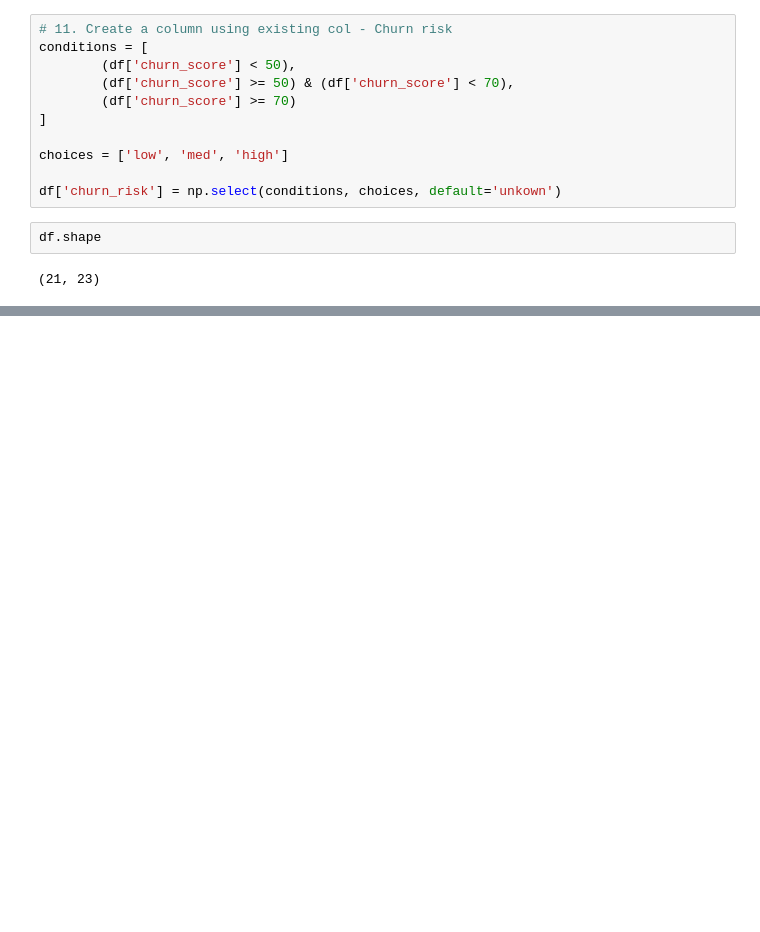
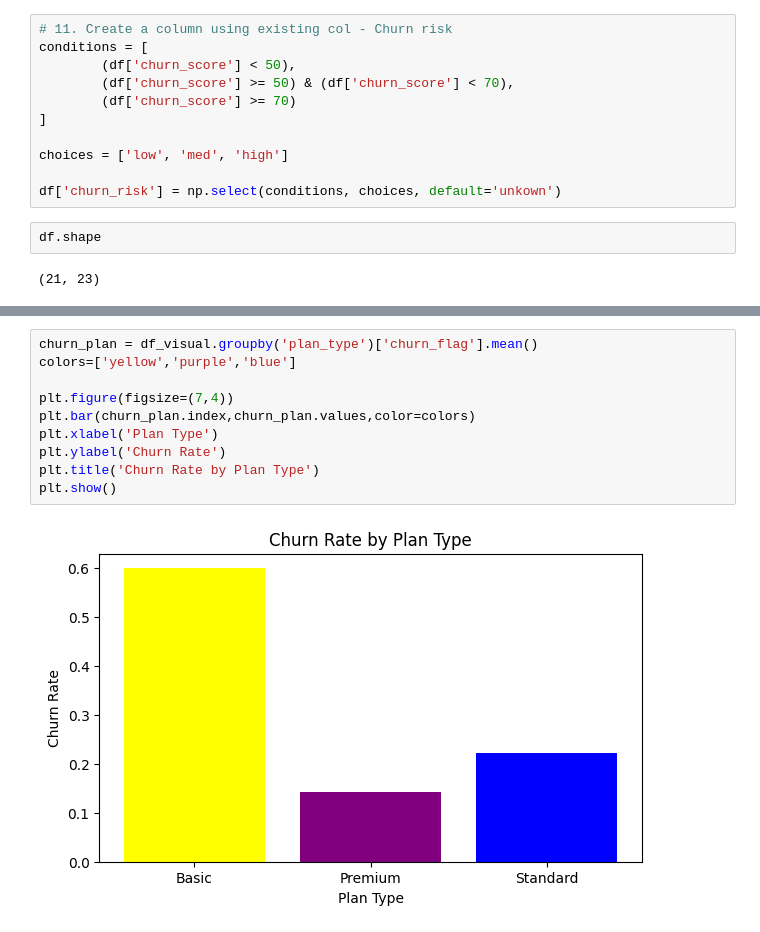
Before and after one commit to Master66999/data-science-and-analysis-, a Jupyter notebook: data.ipynb, the cells around one changed output, grey strips where cells are left out. Cells and saved outputs as stored; diff of their text form; blank space fills up the shorter version.

```diff
--- a/data.ipynb
+++ b/data.ipynb
@@ -361,0 +377,12 @@ df.shape
+# %%
+churn_plan = df_visual.groupby('plan_type')['churn_flag'].mean()
+colors=['yellow','purple','blue']
+
+plt.figure(figsize=(7,4))
+plt.bar(churn_plan.index,churn_plan.values,color=colors)
+plt.xlabel('Plan Type')
+plt.ylabel('Churn Rate')
+plt.title('Churn Rate by Plan Type')
+plt.show()
+# %% [output]
+[figure, added]
```
Also changed, not shown: parts of 5 cells of this notebook.
